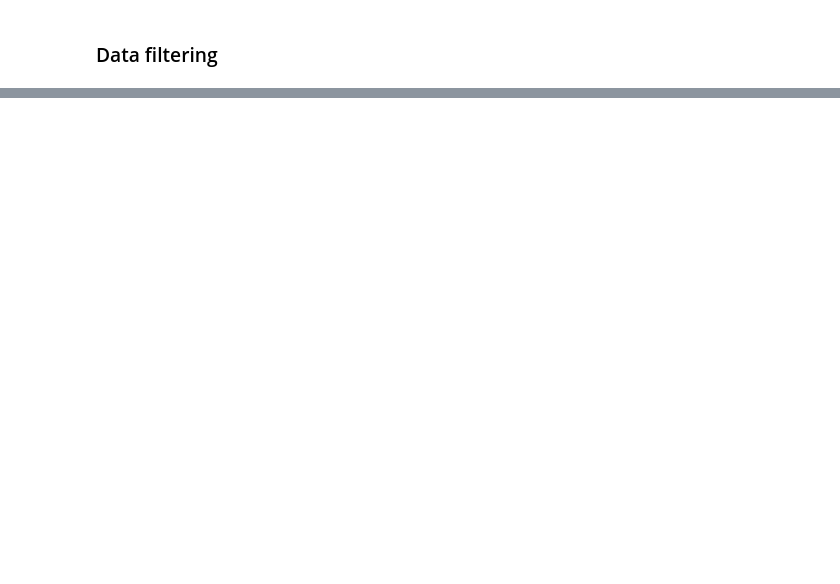
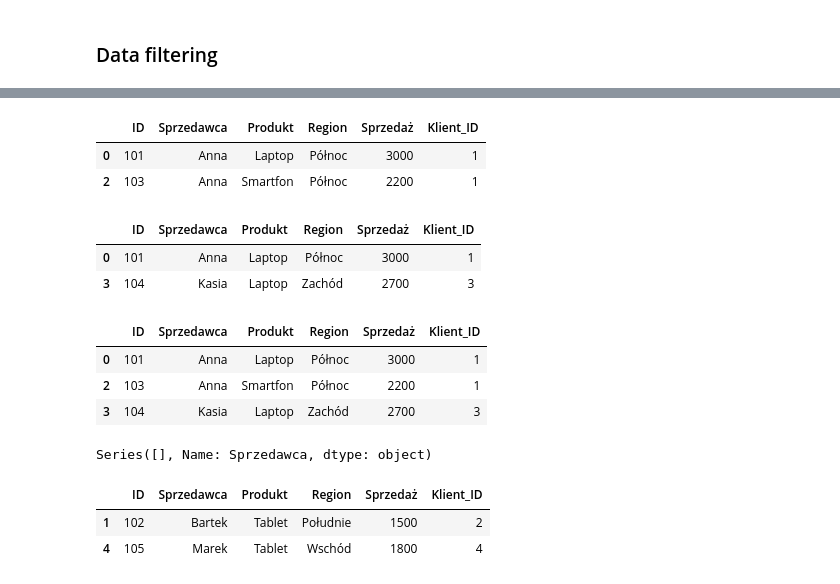
Before and after one commit to KonradGonrad/Pandas, a Jupyter notebook: mini_project.ipynb, the cells around one changed output, grey strips where cells are left out. Cells and saved outputs as stored; diff of their text form; code cells hidden in the pictures; blank space fills up the shorter version.

```diff
--- a/mini_project.ipynb
+++ b/mini_project.ipynb
@@ -218,0 +229,29 @@ Conclusion:
+# %%
+df_sales.loc[df_sales['Region'] == 'Północ'] # Sales in Region North
+# %% [output]
+|  | ID | Sprzedawca | Produkt | Region | Sprzedaż | Klient_ID |
+| 0 | 101 | Anna | Laptop | Północ | 3000 | 1 |
+| 2 | 103 | Anna | Smartfon | Północ | 2200 | 1 |
+# %%
+df_sales.loc[(df_sales['Region'].isin(['Północ', 'Zachód'])) & (df_sales['Produkt'] == 'Laptop')] # Sales in two regions where laptops were sold
+# %% [output]
+|  | ID | Sprzedawca | Produkt | Region | Sprzedaż | Klient_ID |
+| 0 | 101 | Anna | Laptop | Północ | 3000 | 1 |
+| 3 | 104 | Kasia | Laptop | Zachód | 2700 | 3 |
+# %%
+df_sales.loc[df_sales['Sprzedaż'].between(2000, 3000)] # Sales ranging from 2000 to 3000
+# %% [output]
+|  | ID | Sprzedawca | Produkt | Region | Sprzedaż | Klient_ID |
+| 0 | 101 | Anna | Laptop | Północ | 3000 | 1 |
+| 2 | 103 | Anna | Smartfon | Północ | 2200 | 1 |
+| 3 | 104 | Kasia | Laptop | Zachód | 2700 | 3 |
+# %%
+df_sales.loc[(df_sales['Region'] == 'Południe') & (df_sales['Produkt'] == "Smartfon")]['Sprzedawca']
+# %% [output]
+Series([], Name: Sprzedawca, dtype: object)
+# %%
+df_sales.loc[(~ (df_sales['Produkt'] == 'Laptop')) & (df_sales['Sprzedaż'] < 2000)]
+# %% [output]
+|  | ID | Sprzedawca | Produkt | Region | Sprzedaż | Klient_ID |
+| 1 | 102 | Bartek | Tablet | Południe | 1500 | 2 |
+| 4 | 105 | Marek | Tablet | Wschód | 1800 | 4 |
```
Also changed, not shown: parts of 8 cells of this notebook.
